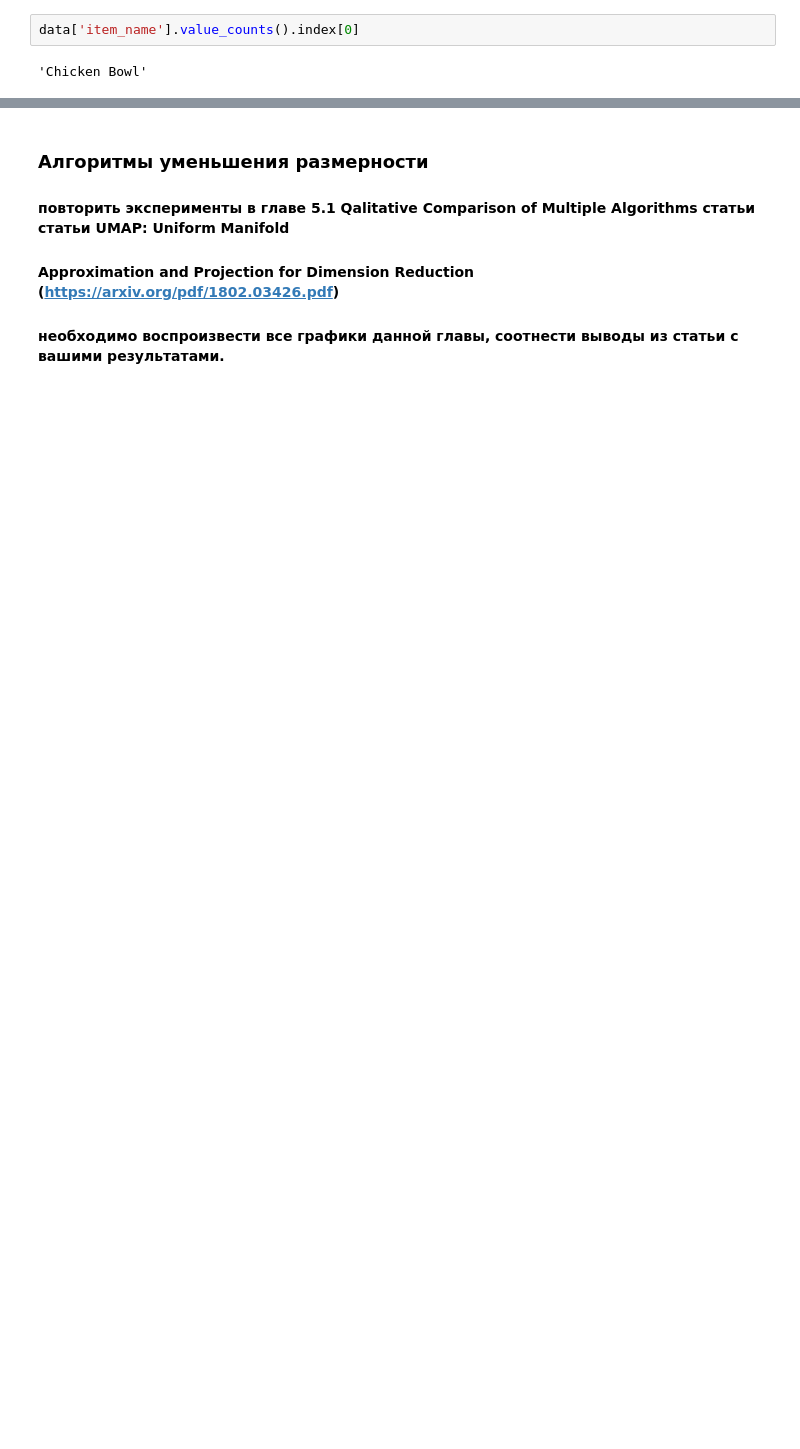
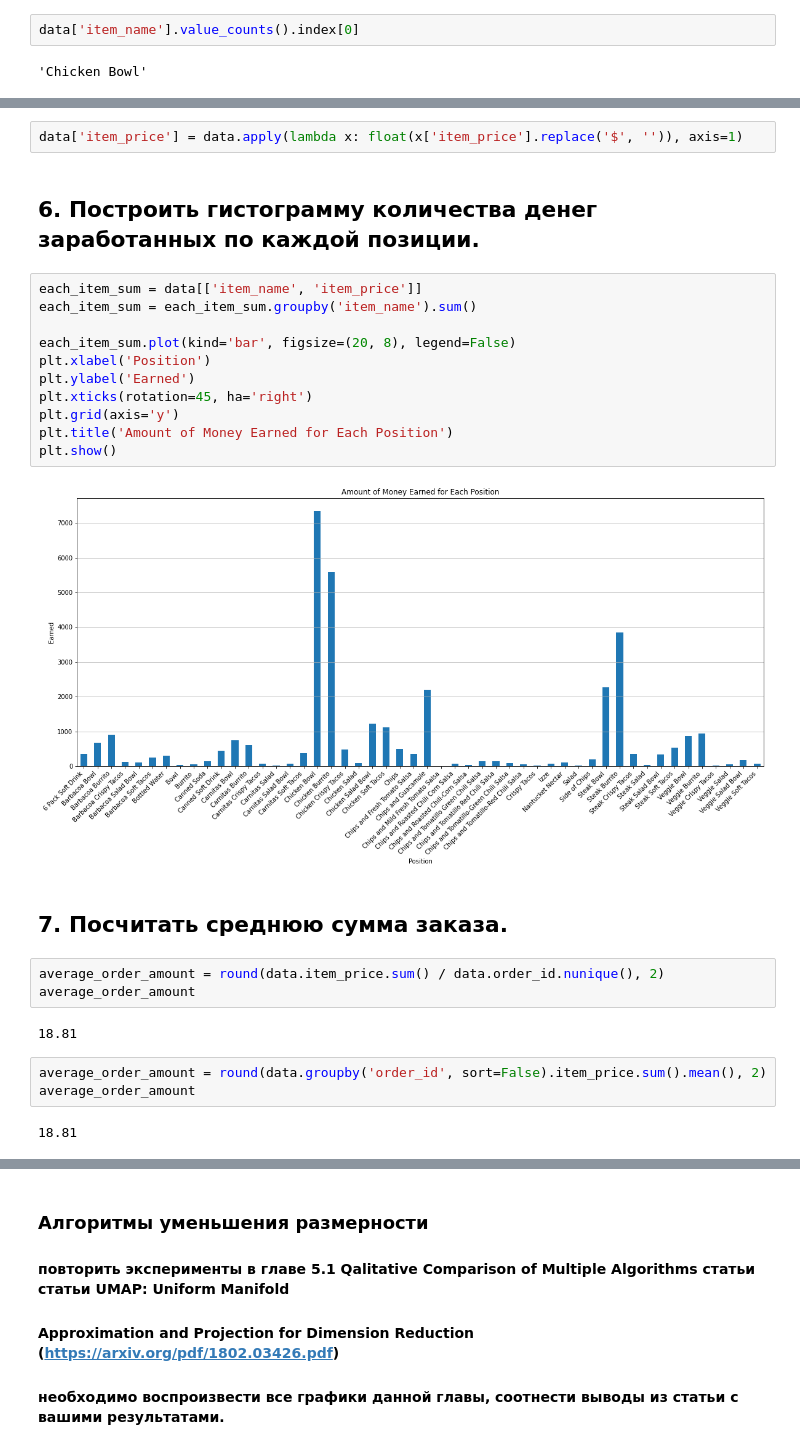
Before and after one commit to SergiusMagnus/Intelligent-Systems, a Jupyter notebook: Task 1/Pandas&DimensionalityReduction.ipynb, the cells around one changed output, grey strips where cells are left out. Drawn from its saved outputs; the diff is of its cells as text; blank space fills up the shorter version.

```diff
--- a/Task 1/Pandas&DimensionalityReduction.ipynb
+++ b/Task 1/Pandas&DimensionalityReduction.ipynb
@@ -78,0 +84,29 @@ plt.show()
+# %%
+data['item_price'] = data.apply(lambda x: float(x['item_price'].replace('$', '')), axis=1)
+# %% [markdown]
+## 6. Построить гистограмму количества денег заработанных по каждой позиции.
+# %%
+each_item_sum = data[['item_name', 'item_price']]
+each_item_sum = each_item_sum.groupby('item_name').sum()
+
+each_item_sum.plot(kind='bar', figsize=(20, 8), legend=False)
+plt.xlabel('Position')
+plt.ylabel('Earned')
+plt.xticks(rotation=45, ha='right')
+plt.grid(axis='y')
+plt.title('Amount of Money Earned for Each Position')
+plt.show()
+# %% [output]
+[figure, added]
+# %% [markdown]
+## 7. Посчитать среднюю сумма заказа.
+# %%
+average_order_amount = round(data.item_price.sum() / data.order_id.nunique(), 2)
+average_order_amount
+# %% [output]
+18.81
+# %%
+average_order_amount = round(data.groupby('order_id', sort=False).item_price.sum().mean(), 2)
+average_order_amount
+# %% [output]
+18.81
```
Also changed, not shown: parts of 18 cells of this notebook.
